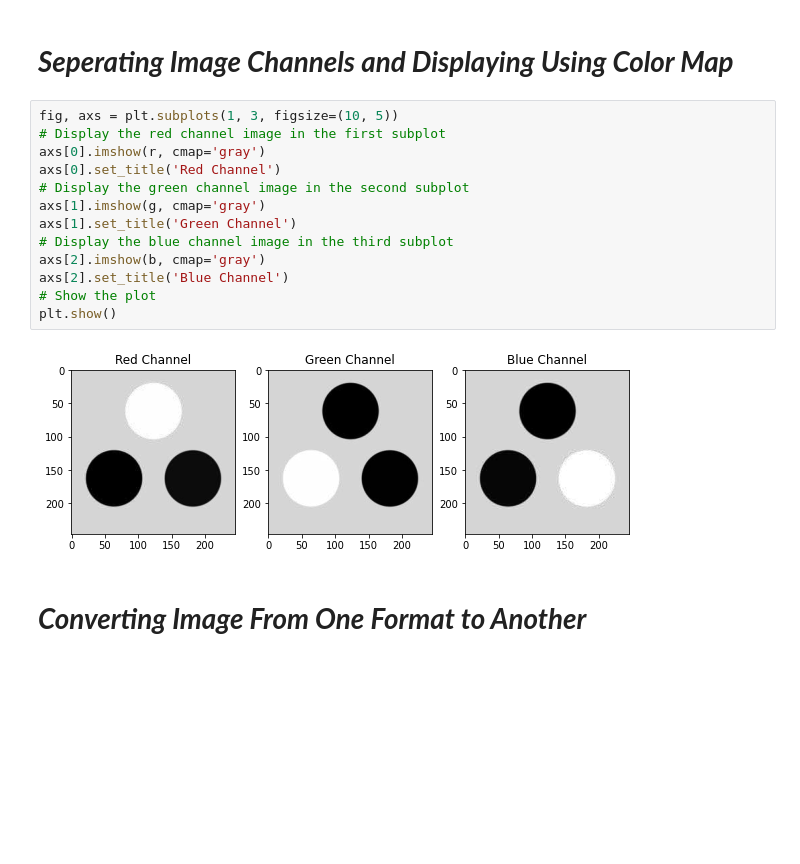
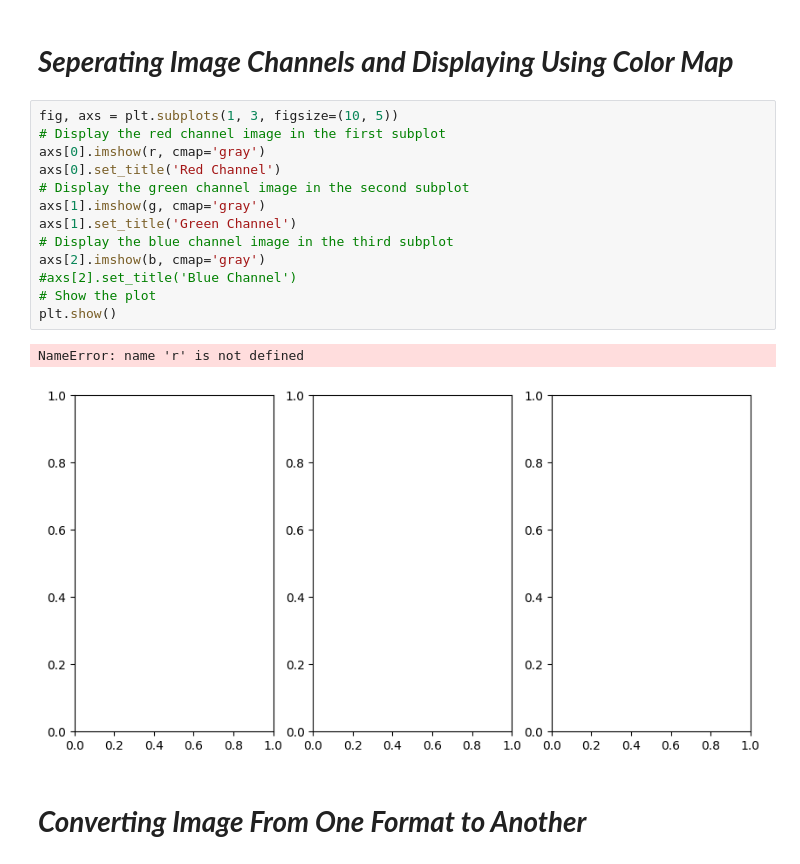
Before and after one commit to Diphalder/4-1, a Jupyter notebook: dip/CSE_4106_Basic_Image_Operations.ipynb, the cells around one changed output. Saved outputs shown, nothing was run; the diff lists cells and outputs as text; blank space fills up the shorter version.

```diff
--- a/dip/CSE_4106_Basic_Image_Operations.ipynb
+++ b/dip/CSE_4106_Basic_Image_Operations.ipynb
@@ -210,18 +210,19 @@ print(r)
 # %%
 fig, axs = plt.subplots(1, 3, figsize=(10, 5))
 # Display the red channel image in the first subplot
 axs[0].imshow(r, cmap='gray')
 axs[0].set_title('Red Channel')
 # Display the green channel image in the second subplot
 axs[1].imshow(g, cmap='gray')
 axs[1].set_title('Green Channel')
 # Display the blue channel image in the third subplot
 axs[2].imshow(b, cmap='gray')
-axs[2].set_title('Blue Channel')
+#axs[2].set_title('Blue Channel')
 # Show the plot
 plt.show()
 # %% [output]
+NameError: name 'r' is not defined
-[figure, old version]
+[figure, new version]
 # %% [markdown]
 # ***Converting Image From One Format to Another***
 # %%
```
Also changed, not shown: parts of 1 cell of this notebook, 15 other files.
